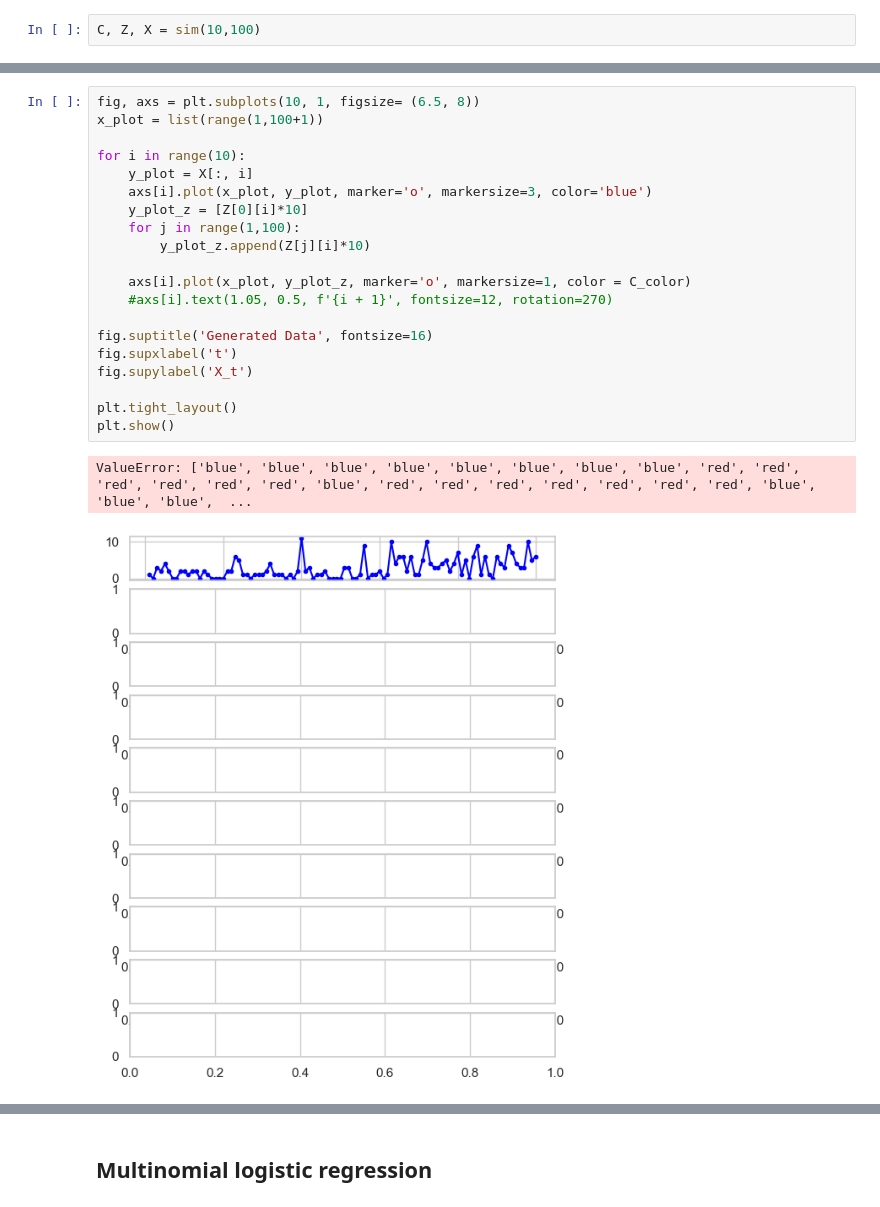
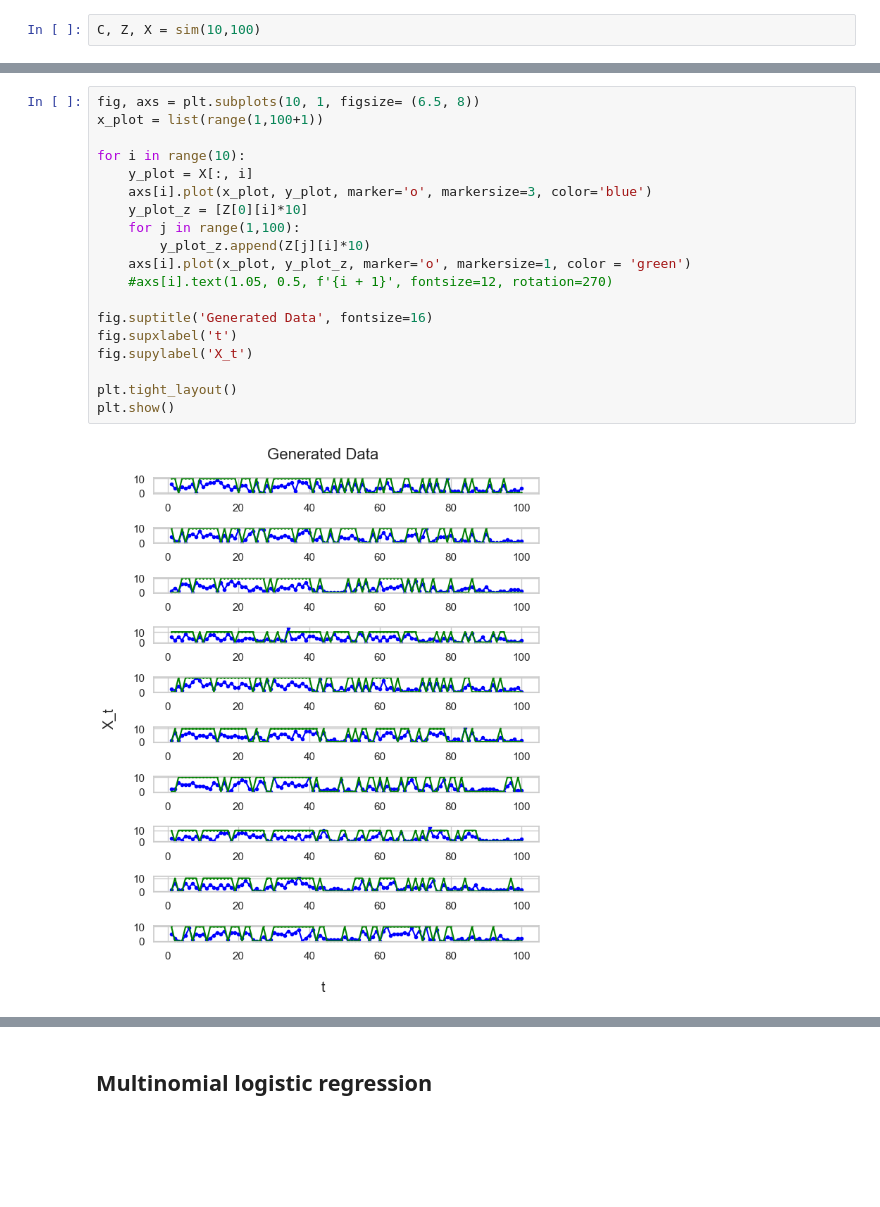
Before and after one commit to otto-groen-roepstorff/modcomp-project, a Jupyter notebook: code/michaela_notebook.ipynb, the cells around one changed output, grey strips where cells are left out. Drawn from its saved outputs; the diff is of its cells as text; blank space fills up the shorter version.

```diff
--- a/code/michaela_notebook.ipynb
+++ b/code/michaela_notebook.ipynb
@@ -77,23 +73,21 @@ C_color
 # %%
 fig, axs = plt.subplots(10, 1, figsize= (6.5, 8))
 x_plot = list(range(1,100+1))
 
 for i in range(10):
     y_plot = X[:, i]
     axs[i].plot(x_plot, y_plot, marker='o', markersize=3, color='blue')
     y_plot_z = [Z[0][i]*10]
     for j in range(1,100):
         y_plot_z.append(Z[j][i]*10)
-
-    axs[i].plot(x_plot, y_plot_z, marker='o', markersize=1, color = C_color)
+    axs[i].plot(x_plot, y_plot_z, marker='o', markersize=1, color = 'green')
     #axs[i].text(1.05, 0.5, f'{i + 1}', fontsize=12, rotation=270)
 
 fig.suptitle('Generated Data', fontsize=16)
 fig.supxlabel('t')
 fig.supylabel('X_t')
 
 plt.tight_layout()
 plt.show()
 # %% [output]
-ValueError: ['blue', 'blue', 'blue', 'blue', 'blue', 'blue', 'blue', 'blue', 'red', 'red', 'red', 'red', 'red', 'red', 'blue', 'red', 'red', 'red', 'red', 'red', 'red', 'red', 'blue', 'blue', 'blue',  ...
-[figure, old version]
+[figure, new version]
```
Also changed, not shown: parts of 21 cells of this notebook.
